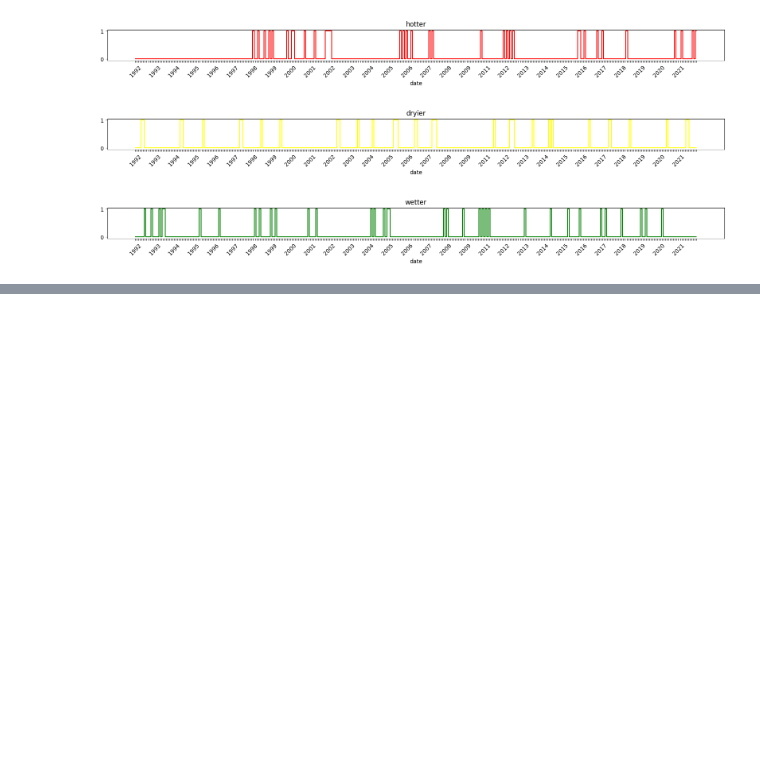
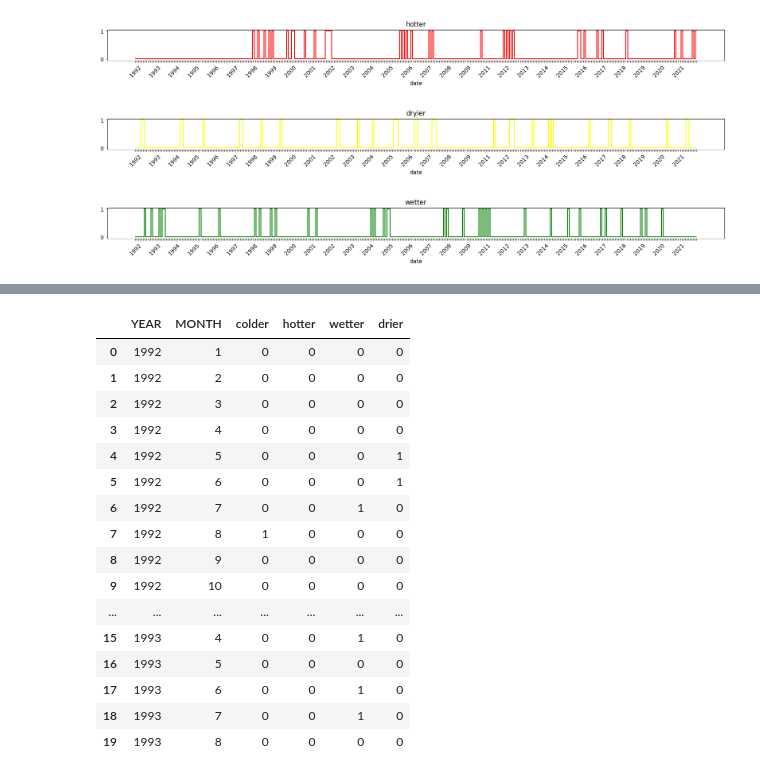
Before and after one commit to mkowa2/Data_Bandits_CS418, a Jupyter notebook: weather.ipynb, the cells around one changed output, grey strips where cells are left out. Drawn from its saved outputs; the diff is of its cells as text; code cells hidden in the pictures; blank space fills up the shorter version.

```diff
--- a/weather.ipynb
+++ b/weather.ipynb
@@ -252,7 +270,7 @@ plt.show()
 [figure]
 # %%
 
-quartiles2 = d_exceptional_grouped[['hotter', 'colder', 'wetter','dryier']].quantile(0.90)
+quartiles2 = d_exceptional_grouped[['hotter', 'colder', 'wetter','drier']].quantile(0.90)
 print(quartiles2)
 # %% [output]
 hotter    0.401725
@@ -264,7 +282,7 @@ Name: 0.9, dtype: float64
 d_exceptional2 = d_exceptional_grouped.copy()
 d_exceptional2['colder'] = np.where(d_exceptional_grouped['colder'] > quartiles2['colder'], 1, 0)
 d_exceptional2['hotter'] = np.where(d_exceptional_grouped['hotter'] > quartiles2['hotter'], 1, 0)
-d_exceptional2['dryier'] = np.where(d_exceptional_grouped['dryier'] > quartiles2['dryier'] , 1, 0)
+d_exceptional2['drier'] = np.where(d_exceptional_grouped['drier'] > quartiles2['drier'] , 1, 0)
 d_exceptional2['wetter'] = np.where(d_exceptional_grouped['wetter'] > quartiles2['wetter'], 1, 0)
 # %%
 plt.figure(figsize=(20, 1))
@@ -322,0 +342,22 @@ d_exceptional2.head(20)
+# %%
+d_export = d_exceptional2[["YEAR","MONTH","colder","hotter","wetter","drier"]]
+d_export.to_csv("weather_exceptional_months_bin.csv", index=False)
+d_export.head(20)
+# %% [output]
+|  | YEAR | MONTH | colder | hotter | wetter | drier |
+| 0 | 1992 | 1 | 0 | 0 | 0 | 0 |
+| 1 | 1992 | 2 | 0 | 0 | 0 | 0 |
+| 2 | 1992 | 3 | 0 | 0 | 0 | 0 |
+| 3 | 1992 | 4 | 0 | 0 | 0 | 0 |
+| 4 | 1992 | 5 | 0 | 0 | 0 | 1 |
+| 5 | 1992 | 6 | 0 | 0 | 0 | 1 |
+| 6 | 1992 | 7 | 0 | 0 | 1 | 0 |
+| 7 | 1992 | 8 | 1 | 0 | 0 | 0 |
+| 8 | 1992 | 9 | 0 | 0 | 0 | 0 |
+| 9 | 1992 | 10 | 0 | 0 | 0 | 0 |
+| ... | ... | ... | ... | ... | ... | ... |
+| 15 | 1993 | 4 | 0 | 0 | 1 | 0 |
+| 16 | 1993 | 5 | 0 | 0 | 0 | 0 |
+| 17 | 1993 | 6 | 0 | 0 | 1 | 0 |
+| 18 | 1993 | 7 | 0 | 0 | 1 | 0 |
+| 19 | 1993 | 8 | 0 | 0 | 0 | 0 |
```
Also changed, not shown: parts of 7 cells of this notebook, 5 other files.
